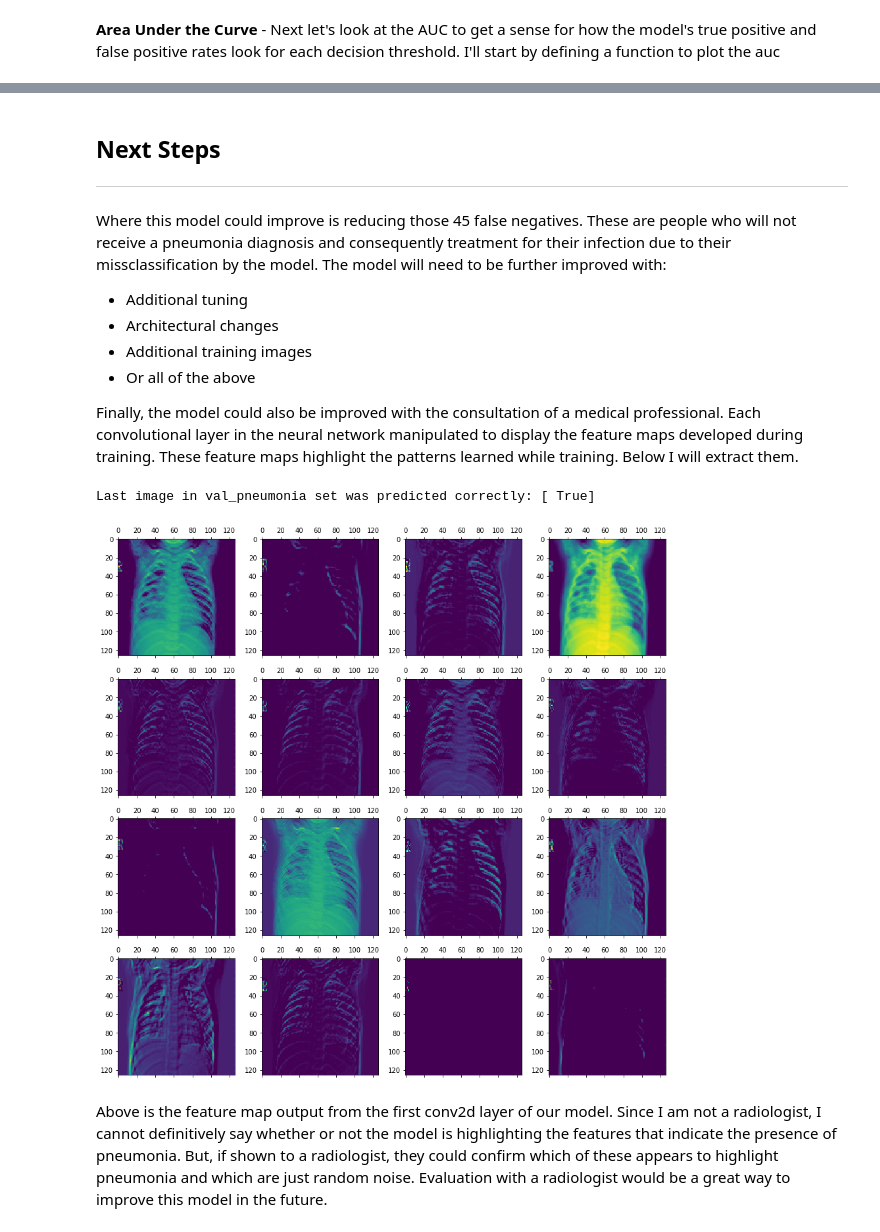
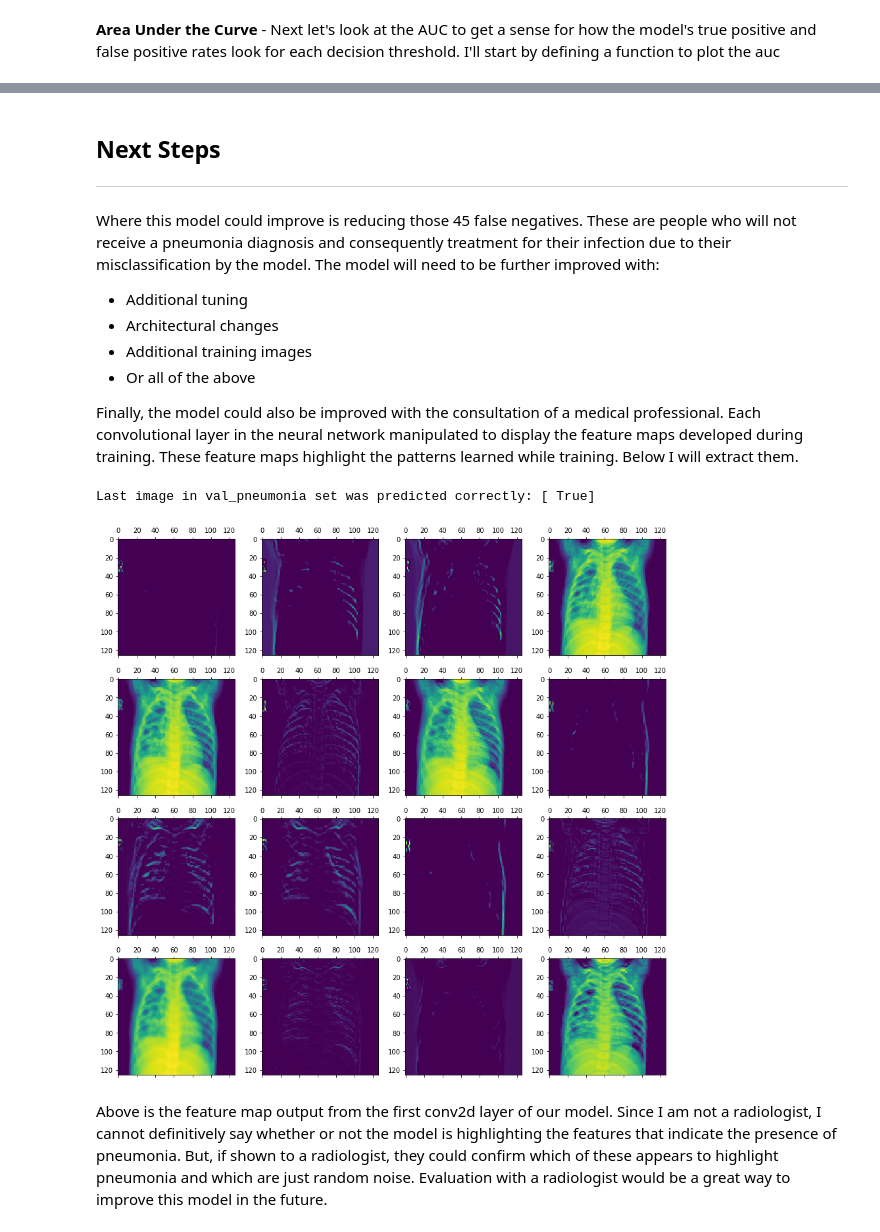
Before and after one commit to EvanHolder/Pneumonia-Classifier, a Jupyter notebook: Pneumonia_Classifier.ipynb, the cells around one changed output, grey strips where cells are left out. Cells and saved outputs as stored; diff of their text form; code cells hidden in the pictures.

```diff
--- a/Pneumonia_Classifier.ipynb
+++ b/Pneumonia_Classifier.ipynb
@@ -2806,15 +1496,0 @@ def scores(model, gen, name=None):
-# %%
-# Loop through each model and call the scores function
-for model in top_models:
-
-    # Models between 17-25 were run on enhanced images and therefore need to evaluated on those images
-    version = int(model[6:])
-    if (version >=17) & (version<=25):
-        gen = tuning_gen_en
-    else:
-        gen = tuning_gen
-    print(model + ' performance:')
-
-    # Load the model and call the scores function
-    model = keras.models.load_model('models/{}'.format(model))
-    scores(model, gen)
@@ -2895,4 +1496,0 @@ We'll start by testing our final model ($M_{32}$) on the holdout (validation) se
-# %%
-# Load the final model and test on the validation set
-final_model = keras.models.load_model('models/model_32')
-scores(final_model, val_gen, 'final_model');
@@ -2927,0 +1791,10 @@ The above barplot shows the accuracies achieved by the final model when tested o
+# %%
+model = keras.models.load_model('models/model_19')
+model = train_model(name='model_20',
+                    model=model,
+                    loss='binary_crossentropy',
+                    optimizer=keras.optimizers.Adam(learning_rate=0.00001),
+                    train_gen=train_gen,
+                    val_gen=val_gen,
+                    metric='acc',
+                    epochs=100)
@@ -2927,0 +1886,4 @@ The above barplot shows the accuracies achieved by the final model when tested o
+# %%
+# Load the final model and test on the validation set
+final_model = keras.models.load_model('models/model_20')
+scores(final_model, test_gen, threshold=.5);
@@ -3028,7 +2031,7 @@ Shows the trade-off between number of correctly classified true positives and tr
 ## Next Steps
 ___
 
-Where this model could improve is reducing those 45 false negatives. These are people who will not receive a pneumonia diagnosis and consequently treatment for their infection due to their missclassification by the model.  The model will need to be further improved with:
+Where this model could improve is reducing those 45 false negatives. These are people who will not receive a pneumonia diagnosis and consequently treatment for their infection due to their misclassification by the model.  The model will need to be further improved with:
 * Additional tuning
 * Architectural changes
 * Additional training images
@@ -3047,26 +2050,26 @@ print('Last image in val_pneumonia set was predicted correctly:', preds[-1] == v
 Last image in val_pneumonia set was predicted correctly: [ True]
 # %%
 # Import and reshape image for visualization of activation functions
-image = PIL.Image.open("chest_xray/val/PNEUMONIA/{}".format(val_pneum[-1]))
+image = PIL.Image.open(f"chest_xray/test/PNEUMONIA/{test_pneum[-1]}")
 image = image.resize((128,128))
 img_tensor = np.array(image)
 img_tensor = np.expand_dims(img_tensor, axis=0)
 img_tensor = img_tensor/255
 
 # Extract model layer outputs and create model to display feature maps
 layer_outputs = [layer.output for layer in final_model.layers[:6]]
 activation_model = keras.models.Model(inputs=final_model.input, outputs= layer_outputs)
 activations = activation_model.predict(img_tensor)
 
 # Visualize first layer feature map
 first_layer_activation = activations[0]
 fig, axes = plt.subplots(nrows=4, ncols=4, figsize=(15, 15))
 for i in range(16):
     row = (i)//4
     col = (i)%4
     ax = axes[row][col]
     ax.matshow(first_layer_activation[0, :, :, i], cmap='viridis')
 # %% [output]
-[figure, old version]
+[figure, new version]
 # %% [markdown]
 Above is the feature map output from the first conv2d layer of our model.  Since I am not a radiologist, I cannot definitively say whether or not the model is highlighting the features that indicate the presence of pneumonia. But, if shown to a radiologist, they could confirm which of these appears to highlight pneumonia and which are just random noise.  Evaluation with a radiologist would be a great way to improve this model in the future.
```
Also changed, not shown: parts of 182 cells of this notebook, 4 other files.
